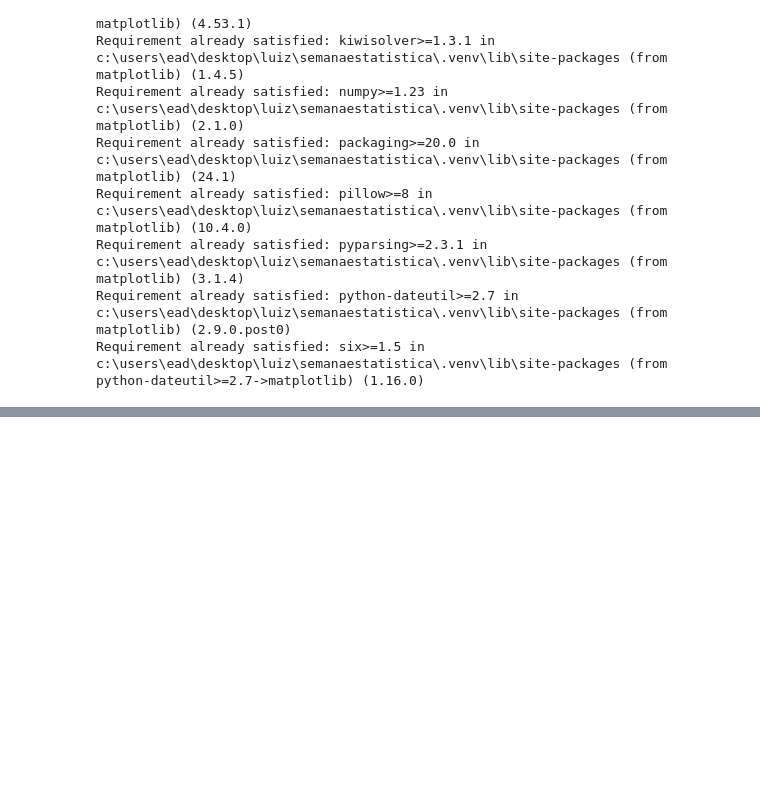
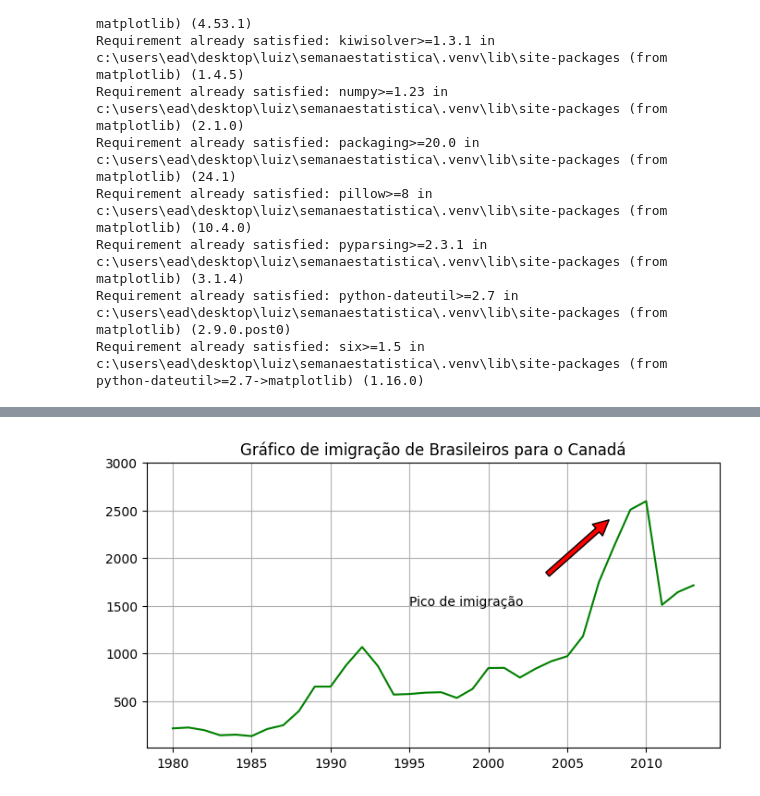
Before and after one commit to GLuizHB/semanaestatistica, a Jupyter notebook: notebooks/brasil_canada.ipynb, the cells around one changed output, grey strips where cells are left out. Drawn from its saved outputs; the diff is of its cells as text; code cells hidden in the pictures; blank space fills up the shorter version.

```diff
--- a/notebooks/brasil_canada.ipynb
+++ b/notebooks/brasil_canada.ipynb
@@ -251,0 +254,19 @@ plt.show()
+# %%
+plt.figure(figsize=(8,4))
+# 1 polegada = 2.54 cm
+# largura 8 = 20.32 cm
+# altura 4 = 10.16 cm
+# PDI (dots per inch, ou pontos por polegada)
+# Padrão no matplolib - DPI = 100
+# Largura : 8 polegadas x 100 DPI = 800 pixels
+# Altura : 4 polegadas x 100 DPI = 400 pixels
+plt.plot(dados_brasil['ano'],dados_brasil['imigrantes'], color='green',markersize=3, )
+plt.xticks(['1980','1985','1990','1995','2000','2005','2010'])
+plt.yticks([500,1000,1500,2000,2500,3000])
+plt.title('Gráfico de imigração de Brasileiros para o Canadá')
+plt.annotate('Pico de imigração', xy=(29, 2600), xytext=(15, 1500),
+             arrowprops=dict(facecolor='red', shrink=0.20))
+plt.grid()
+plt.show()
+# %% [output]
+[figure, added]
```
Also changed, not shown: parts of 5 cells of this notebook, 1 other file.
